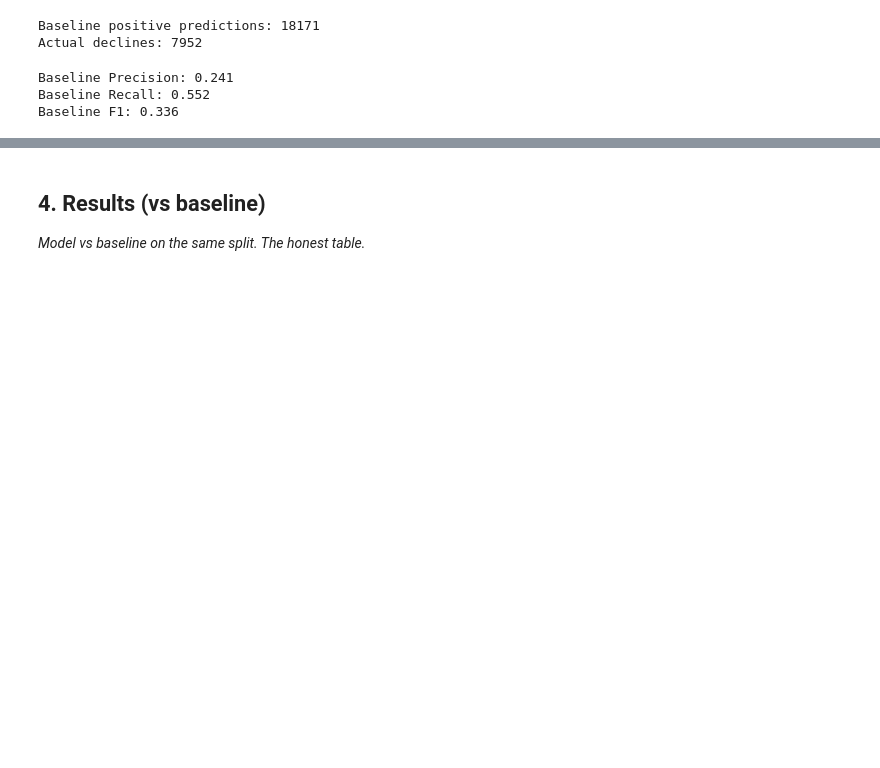
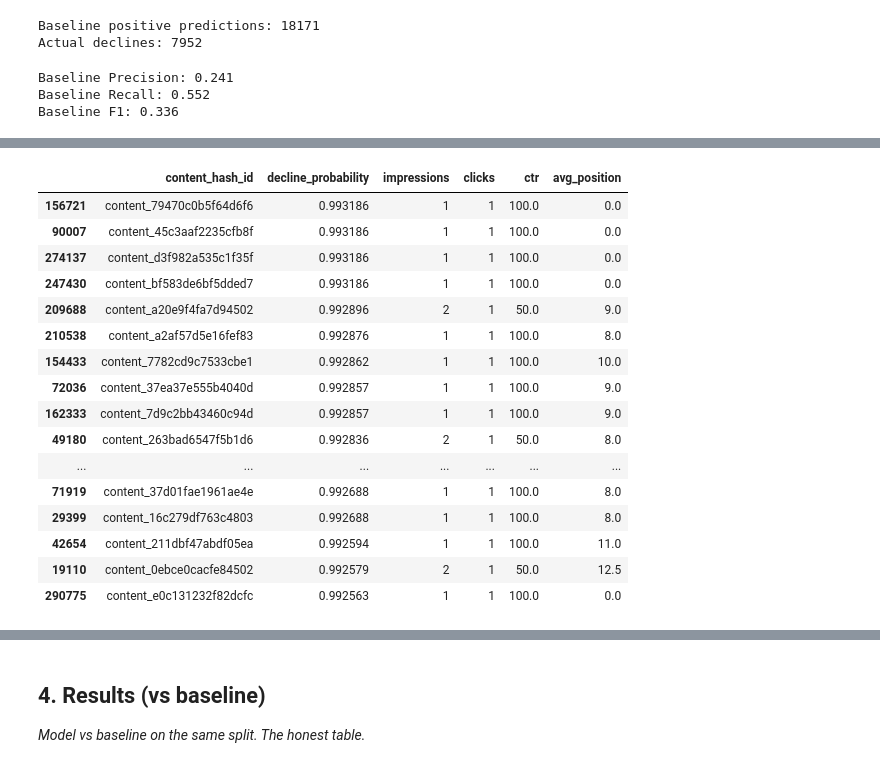
Before and after one commit to ShardhaBatra/flyrank-ml-internship, a Jupyter notebook: work/notebooks/capstone.ipynb, the cells around one changed output, grey strips where cells are left out. Drawn from its saved outputs; the diff is of its cells as text; code cells hidden in the pictures; blank space fills up the shorter version.

```diff
--- a/work/notebooks/capstone.ipynb
+++ b/work/notebooks/capstone.ipynb
@@ -492,0 +565,38 @@ Baseline F1: 0.336
+# %%
+# Predict decline probability for all March pages
+
+features["decline_probability"] = model.predict_proba(X)[:, 1]
+
+ranked_recommendations = features.sort_values(
+    "decline_probability",
+    ascending=False
+).copy()
+
+ranked_recommendations[
+    [
+        "content_hash_id",
+        "decline_probability",
+        "impressions",
+        "clicks",
+        "ctr",
+        "avg_position"
+    ]
+].head(20)
+# %% [output]
+|  | content_hash_id | decline_probability | impressions | clicks | ctr | avg_position |
+| 156721 | content_79470c0b5f64d6f6 | 0.993186 | 1 | 1 | 100.0 | 0.0 |
+| 90007 | content_45c3aaf2235cfb8f | 0.993186 | 1 | 1 | 100.0 | 0.0 |
+| 274137 | content_d3f982a535c1f35f | 0.993186 | 1 | 1 | 100.0 | 0.0 |
+| 247430 | content_bf583de6bf5dded7 | 0.993186 | 1 | 1 | 100.0 | 0.0 |
+| 209688 | content_a20e9f4fa7d94502 | 0.992896 | 2 | 1 | 50.0 | 9.0 |
+| 210538 | content_a2af57d5e16fef83 | 0.992876 | 1 | 1 | 100.0 | 8.0 |
+| 154433 | content_7782cd9c7533cbe1 | 0.992862 | 1 | 1 | 100.0 | 10.0 |
+| 72036 | content_37ea37e555b4040d | 0.992857 | 1 | 1 | 100.0 | 9.0 |
+| 162333 | content_7d9c2bb43460c94d | 0.992857 | 1 | 1 | 100.0 | 9.0 |
+| 49180 | content_263bad6547f5b1d6 | 0.992836 | 2 | 1 | 50.0 | 8.0 |
+| ... | ... | ... | ... | ... | ... | ... |
+| 71919 | content_37d01fae1961ae4e | 0.992688 | 1 | 1 | 100.0 | 8.0 |
+| 29399 | content_16c279df763c4803 | 0.992688 | 1 | 1 | 100.0 | 8.0 |
+| 42654 | content_211dbf47abdf05ea | 0.992594 | 1 | 1 | 100.0 | 11.0 |
+| 19110 | content_0ebce0cacfe84502 | 0.992579 | 2 | 1 | 50.0 | 12.5 |
+| 290775 | content_e0c131232f82dcfc | 0.992563 | 1 | 1 | 100.0 | 0.0 |
```
Also changed, not shown: parts of 14 cells of this notebook.
